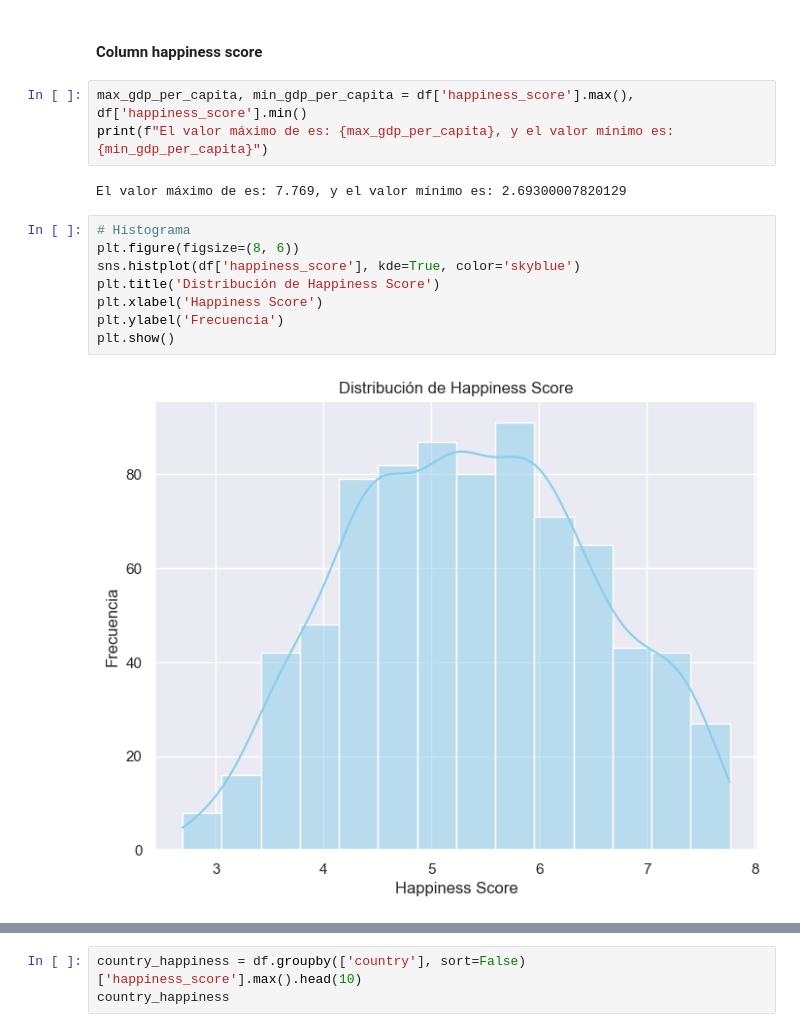
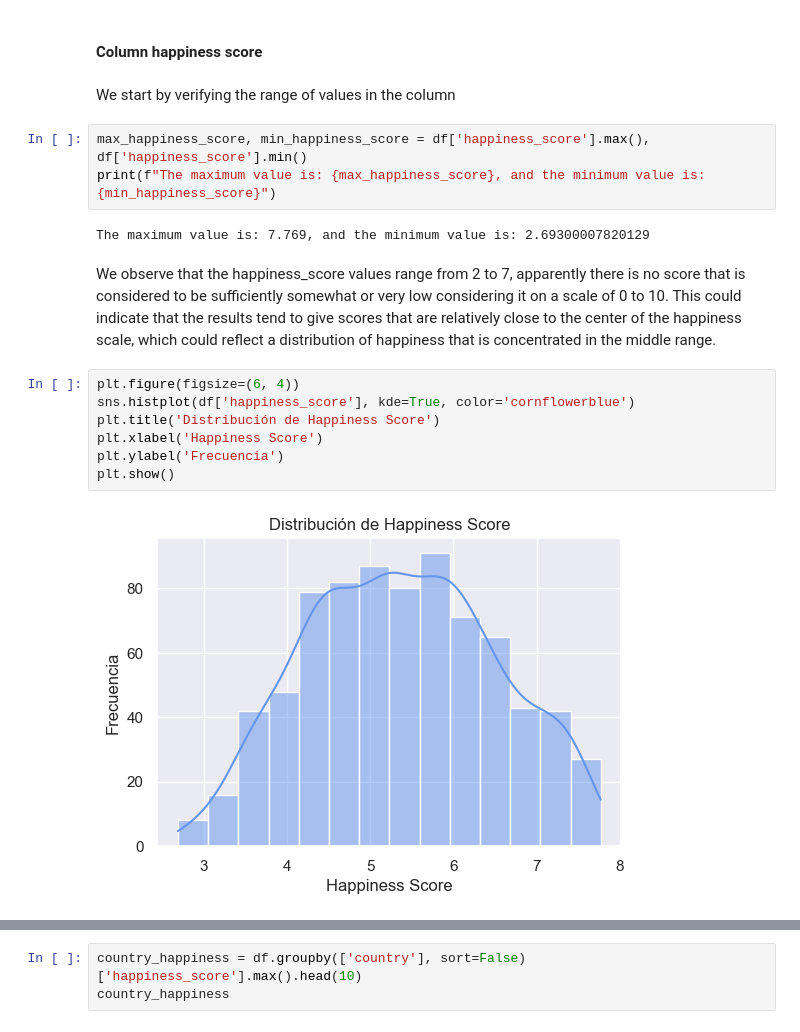
Before and after one commit to ManuelaMayorga/ETL_Workshop_03, a Jupyter notebook: notebooks/001-EDA.ipynb, the cells around one changed output, grey strips where cells are left out. Drawn from its saved outputs; the diff is of its cells as text.

```diff
--- a/notebooks/001-EDA.ipynb
+++ b/notebooks/001-EDA.ipynb
@@ -907,18 +917,21 @@ plt.show()
 In this bar chart we observe the frequency of each continent and we can see that Africa is the continent with the highest frequency, which is quite logical since it is the continent with the most countries.
 # %% [markdown]
 #### Column happiness score
-# %%
-max_gdp_per_capita, min_gdp_per_capita = df['happiness_score'].max(), df['happiness_score'].min()
-print(f"El valor máximo de es: {max_gdp_per_capita}, y el valor mínimo es: {min_gdp_per_capita}")
-# %% [output]
-El valor máximo de es: 7.769, y el valor mínimo es: 2.69300007820129
+# %% [markdown]
+We start by verifying the range of values in the column
+# %%
+max_happiness_score, min_happiness_score = df['happiness_score'].max(), df['happiness_score'].min()
+print(f"The maximum value is: {max_happiness_score}, and the minimum value is: {min_happiness_score}")
+# %% [output]
+The maximum value is: 7.769, and the minimum value is: 2.69300007820129
+# %% [markdown]
+We observe that the happiness_score values range from 2 to 7, apparently there is no score that is considered to be sufficiently somewhat or very low considering it on a scale of 0 to 10. This could indicate that the results tend to give scores that are relatively close to the center of the happiness scale, which could reflect a distribution of happiness that is concentrated in the middle range.
 # %%
-# Histograma
-plt.figure(figsize=(8, 6))
-sns.histplot(df['happiness_score'], kde=True, color='skyblue')
+plt.figure(figsize=(6, 4))
+sns.histplot(df['happiness_score'], kde=True, color='cornflowerblue')
 plt.title('Distribución de Happiness Score')
 plt.xlabel('Happiness Score')
 plt.ylabel('Frecuencia')
 plt.show()
 # %% [output]
-[figure, old version]
+[figure, new version]
```
Also changed, not shown: parts of 43 cells of this notebook.
